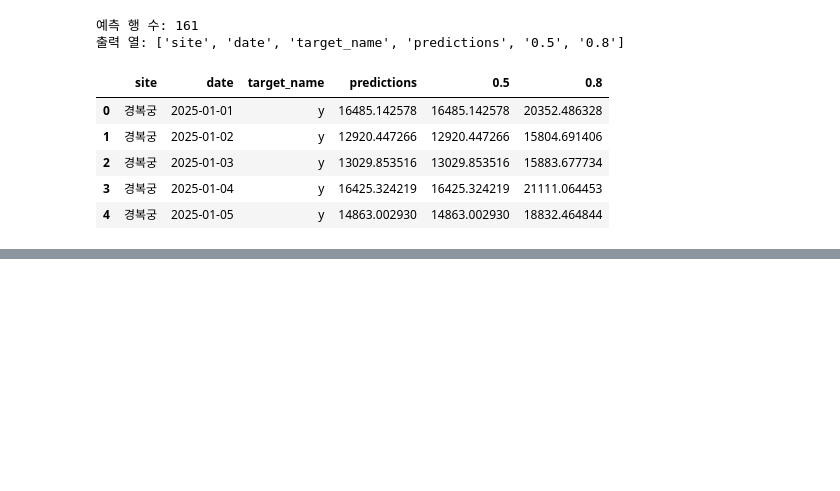
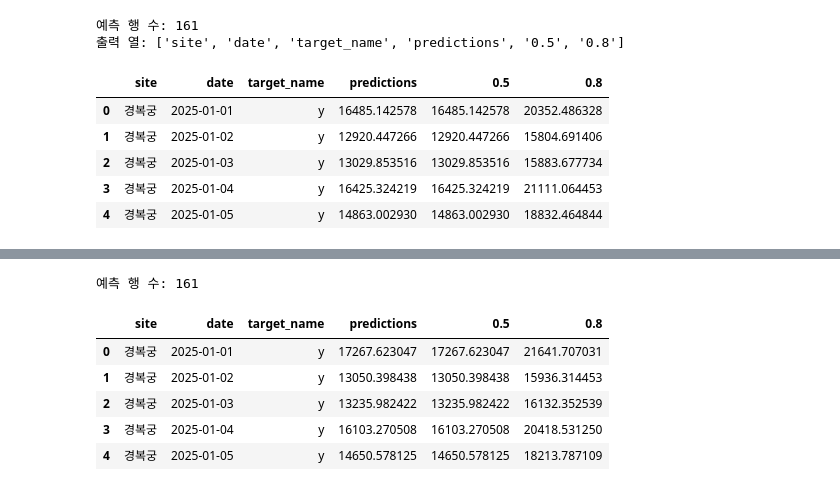
Before and after one commit to ysy3046/ai-data-bootcamp, a Jupyter notebook: project_3_data_모형_검증.ipynb, the cells around one changed output, grey strips where cells are left out. Cells and saved outputs as stored; diff of their text form; code cells hidden in the pictures; blank space fills up the shorter version.

```diff
--- a/project_3_data_모형_검증.ipynb
+++ b/project_3_data_모형_검증.ipynb
@@ -1683,0 +1871,48 @@ display(calendar_test.head())
+# %%
+holiday_panel = calendar_panel.merge(
+    model_panel[
+        ["date", "site", "is_holiday", "is_myeongjeol"]
+    ],
+    on=["date", "site"],
+    how="left",
+    validate="one_to_one"
+)
+
+holiday_features = [
+    *feature_cols,
+    "is_holiday",
+    "is_myeongjeol"
+]
+
+test_origin = origins[0]
+
+holiday_test = pipeline.predict_df(
+    df=holiday_panel.loc[
+        holiday_panel["date"] < test_origin
+    ].copy(),
+    future_df=holiday_panel.loc[
+        holiday_panel["date"].between(
+            test_origin,
+            test_origin + pd.Timedelta(days=HORIZON - 1)
+        ),
+        ["site", "date", *holiday_features]
+    ].copy(),
+    id_column="site",
+    timestamp_column="date",
+    target="y",
+    prediction_length=HORIZON,
+    quantile_levels=[0.5, 0.8],
+    cross_learning=False,
+    freq="D"
+)
+
+print("예측 행 수:", len(holiday_test))
+display(holiday_test.head())
+# %% [output]
+예측 행 수: 161
+|  | site | date | target_name | predictions | 0.5 | 0.8 |
+| 0 | 경복궁 | 2025-01-01 | y | 17267.623047 | 17267.623047 | 21641.707031 |
+| 1 | 경복궁 | 2025-01-02 | y | 13050.398438 | 13050.398438 | 15936.314453 |
+| 2 | 경복궁 | 2025-01-03 | y | 13235.982422 | 13235.982422 | 16132.352539 |
+| 3 | 경복궁 | 2025-01-04 | y | 16103.270508 | 16103.270508 | 20418.531250 |
+| 4 | 경복궁 | 2025-01-05 | y | 14650.578125 | 14650.578125 | 18213.787109 |
```
Also changed, not shown: parts of 10 cells of this notebook.
